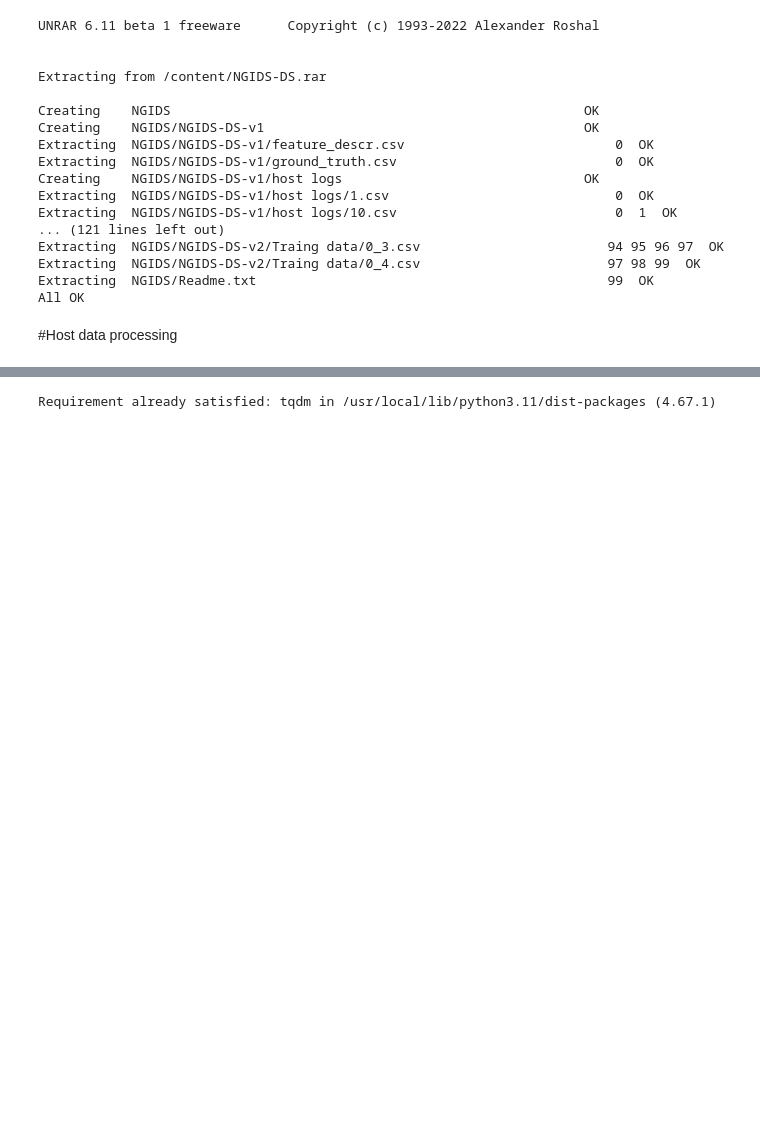
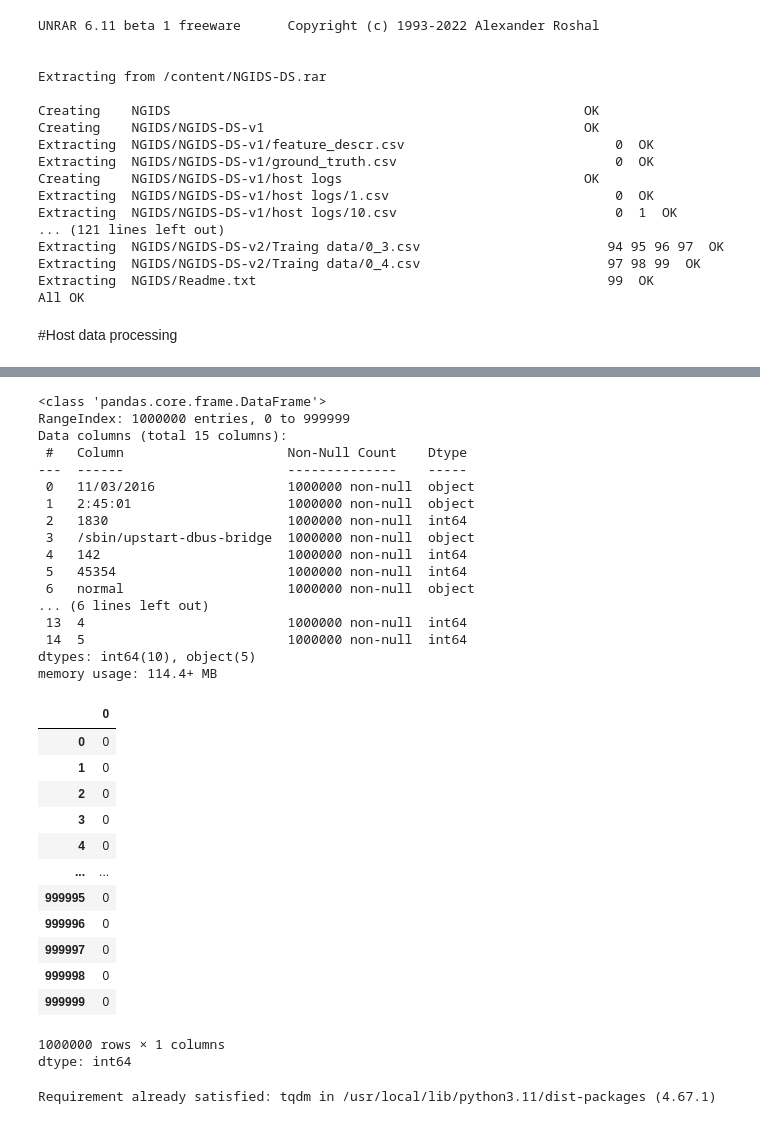
Before and after one commit to hananbahtiti/Hybrid-Intrusion-detection-Systems, a Jupyter notebook: data_preprocessing.ipynb, the cells around one changed output, grey strips where cells are left out. Cells and saved outputs as stored; diff of their text form; code cells hidden in the pictures; blank space fills up the shorter version.

```diff
--- a/data_preprocessing.ipynb
+++ b/data_preprocessing.ipynb
@@ -44,3 +72,55 @@ All OK
+# %%
+
+import pandas as pd
+from sklearn.preprocessing import LabelEncoder
+
+df = pd.read_csv('/content/NGIDS/NGIDS-DS-v1/host logs/1.csv')
+
+df_split = df.iloc[:,3].str.split('/', expand=True)
+
+encoder = LabelEncoder()
+
+for col in df_split.columns:
+    df_split[col] = encoder.fit_transform(df_split[col].fillna(''))
+
+df = pd.concat([df, df_split], axis=1)
+
+
+df.info()
+#df.head()
+#df.iloc[:,9]
+# %% [output]
+<class 'pandas.core.frame.DataFrame'>
+RangeIndex: 1000000 entries, 0 to 999999
+Data columns (total 15 columns):
+ #   Column                     Non-Null Count    Dtype
+---  ------                     --------------    -----
+ 0   11/03/2016                 1000000 non-null  object
+ 1   2:45:01                    1000000 non-null  object
+ 2   1830                       1000000 non-null  int64
+ 3   /sbin/upstart-dbus-bridge  1000000 non-null  object
+ 4   142                        1000000 non-null  int64
+ 5   45354                      1000000 non-null  int64
+ 6   normal                     1000000 non-null  object
+... (6 lines left out)
+ 13  4                          1000000 non-null  int64
+ 14  5                          1000000 non-null  int64
+dtypes: int64(10), object(5)
+memory usage: 114.4+ MB
+|  | 0 |
+| 0 | 0 |
+| 1 | 0 |
+| 2 | 0 |
+| 3 | 0 |
+| 4 | 0 |
+| ... | ... |
+| 999995 | 0 |
+| 999996 | 0 |
+| 999997 | 0 |
+| 999998 | 0 |
+| 999999 | 0 |
+1000000 rows × 1 columns
+dtype: int64
 # %%
 !pip install tqdm
 # %% [output]
```
Also changed, not shown: parts of 2 cells of this notebook.
